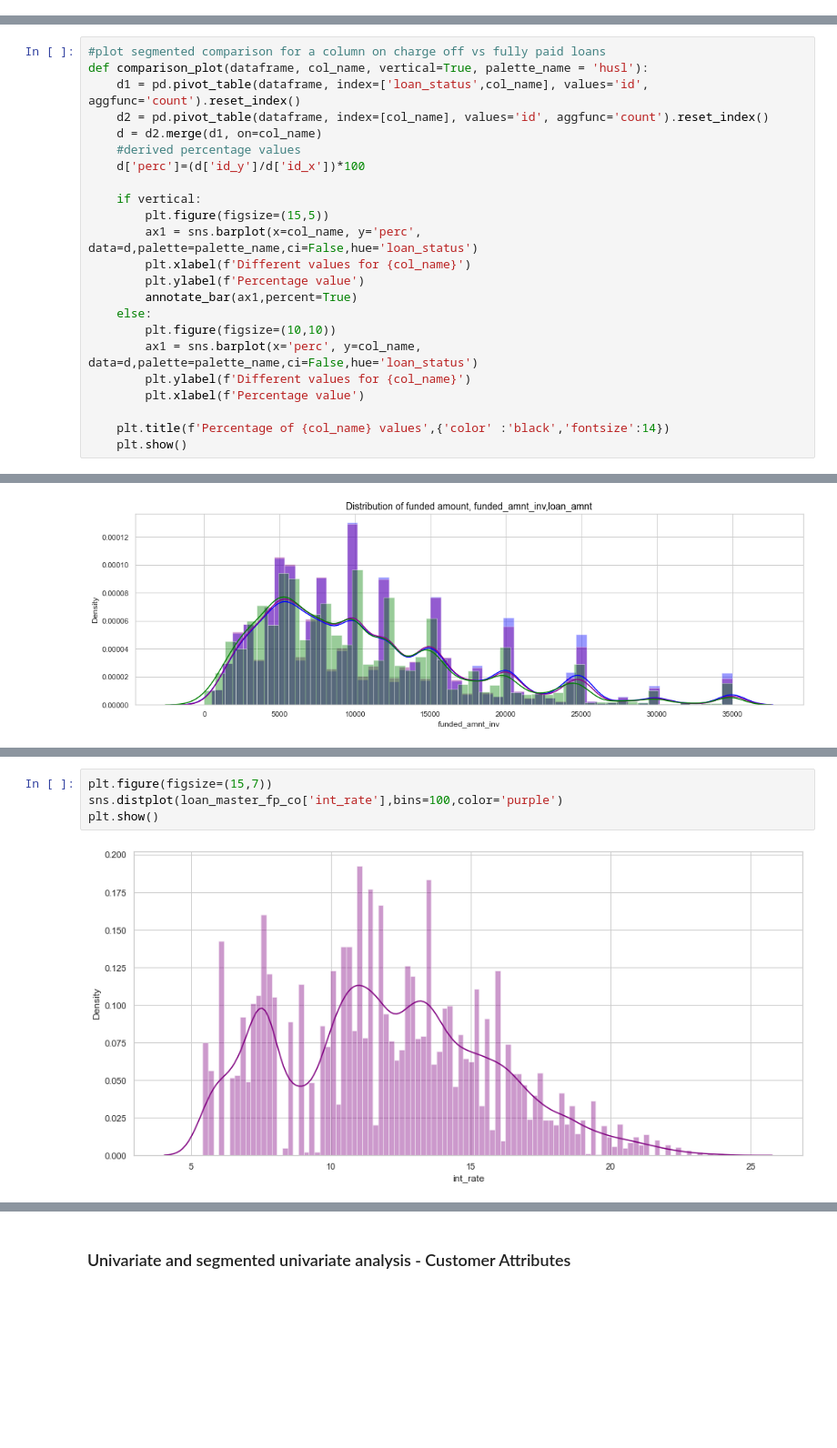
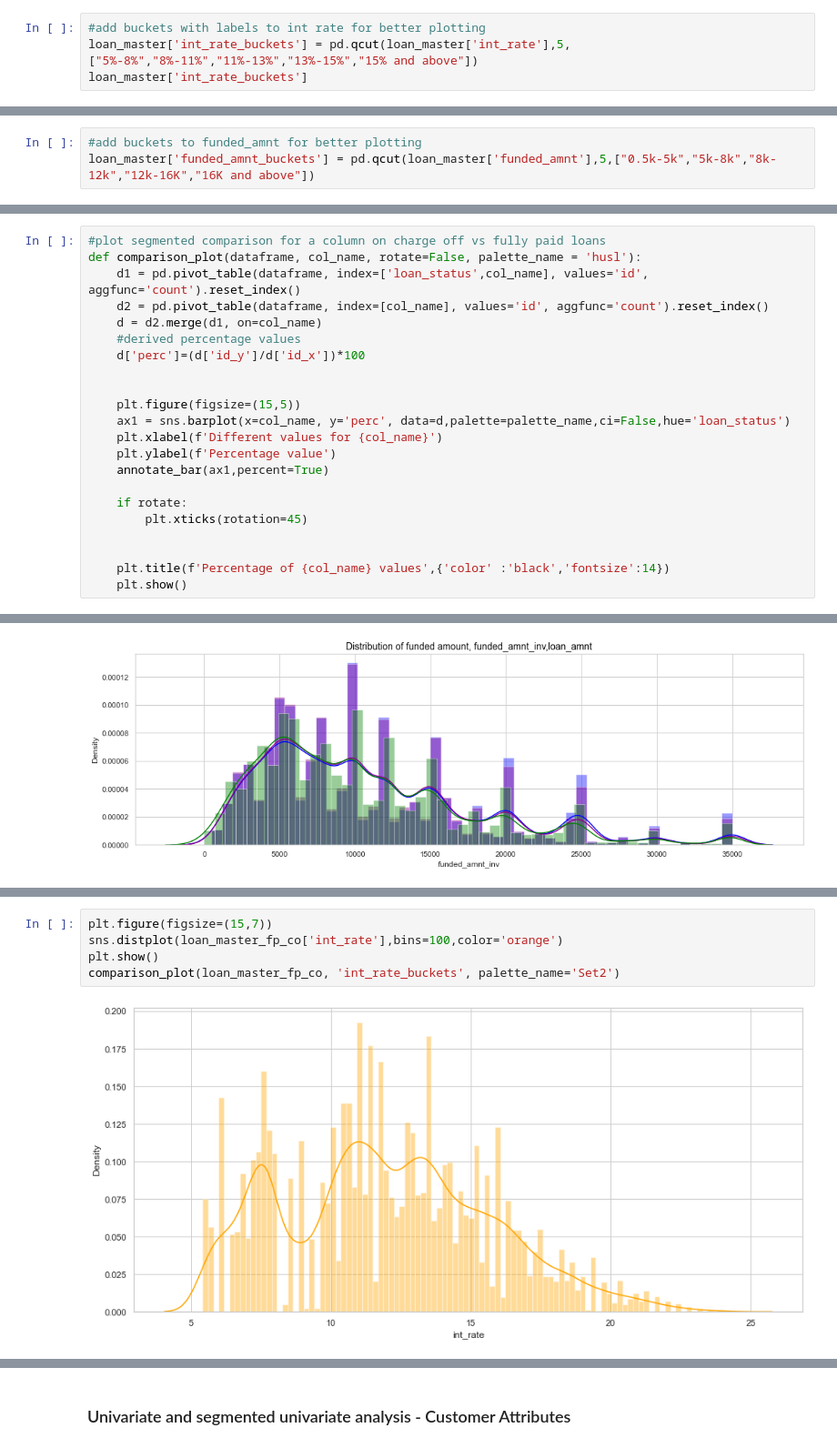
Before and after one commit to Utkarsh4610/LendingClub, a Jupyter notebook: LendingClubCaseStudy.ipynb, the cells around one changed output, grey strips where cells are left out. Shown at 91% size. Cells and saved outputs as stored; diff of their text form; blank space fills up the shorter version.

```diff
--- a/LendingClubCaseStudy.ipynb
+++ b/LendingClubCaseStudy.ipynb
@@ -369,0 +405,4 @@ loan_master['issue_year'] = loan_master['issue_d'].dt.year
+# %%
+#add buckets with labels to int rate for better plotting
+loan_master['int_rate_buckets'] = pd.qcut(loan_master['int_rate'],5,["5%-8%","8%-11%","11%-13%","13%-15%","15% and above"])
+loan_master['int_rate_buckets']
@@ -370,3 +433,6 @@ loan_master['issue_year'] = loan_master['issue_d'].dt.year
+# %%
+#add buckets to funded_amnt for better plotting
+loan_master['funded_amnt_buckets'] = pd.qcut(loan_master['funded_amnt'],5,["0.5k-5k","5k-8k","8k-12k","12k-16K","16K and above"])
 # %% [markdown]
 ### Data Cleaning - Ends Here
 # %% [markdown]
@@ -448,23 +491,22 @@ def comparison_plot_old(df,col_name,pick_top=0,palette_name = 'husl'):
 # %%
 #plot segmented comparison for a column on charge off vs fully paid loans
-def comparison_plot(dataframe, col_name, vertical=True, palette_name = 'husl'):
+def comparison_plot(dataframe, col_name, rotate=False, palette_name = 'husl'):
     d1 = pd.pivot_table(dataframe, index=['loan_status',col_name], values='id', aggfunc='count').reset_index()
     d2 = pd.pivot_table(dataframe, index=[col_name], values='id', aggfunc='count').reset_index()
     d = d2.merge(d1, on=col_name)
     #derived percentage values
     d['perc']=(d['id_y']/d['id_x'])*100
 
-    if vertical:
-        plt.figure(figsize=(15,5))
-        ax1 = sns.barplot(x=col_name, y='perc', data=d,palette=palette_name,ci=False,hue='loan_status')
-        plt.xlabel(f'Different values for {col_name}')
-        plt.ylabel(f'Percentage value')
-        annotate_bar(ax1,percent=True)
-    else:
-        plt.figure(figsize=(10,10))
-        ax1 = sns.barplot(x='perc', y=col_name, data=d,palette=palette_name,ci=False,hue='loan_status')
-        plt.ylabel(f'Different values for {col_name}')
-        plt.xlabel(f'Percentage value')
+
+    plt.figure(figsize=(15,5))
+    ax1 = sns.barplot(x=col_name, y='perc', data=d,palette=palette_name,ci=False,hue='loan_status')
+    plt.xlabel(f'Different values for {col_name}')
+    plt.ylabel(f'Percentage value')
+    annotate_bar(ax1,percent=True)
+
+    if rotate:
+        plt.xticks(rotation=45)
+
 
     plt.title(f'Percentage of {col_name} values',{'color' :'black','fontsize':14})
     plt.show()
@@ -529,6 +595,7 @@ Most of the loans have interest rate less than 15
 # %%
 plt.figure(figsize=(15,7))
-sns.distplot(loan_master_fp_co['int_rate'],bins=100,color='purple')
+sns.distplot(loan_master_fp_co['int_rate'],bins=100,color='orange')
 plt.show()
+comparison_plot(loan_master_fp_co, 'int_rate_buckets', palette_name='Set2')
 # %% [output]
-[figure, old version]
+[figure, new version]
```
Also changed, not shown: parts of 45 cells of this notebook.
